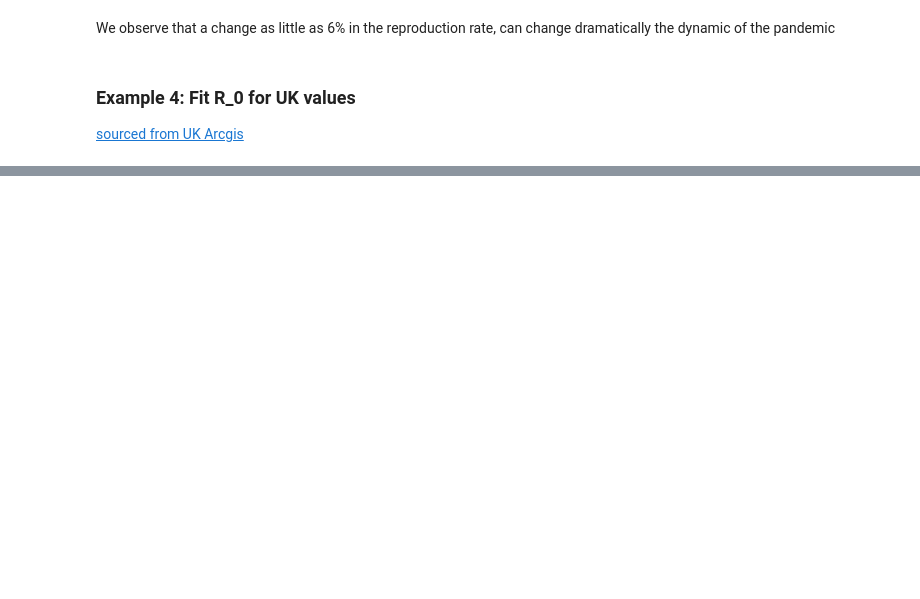
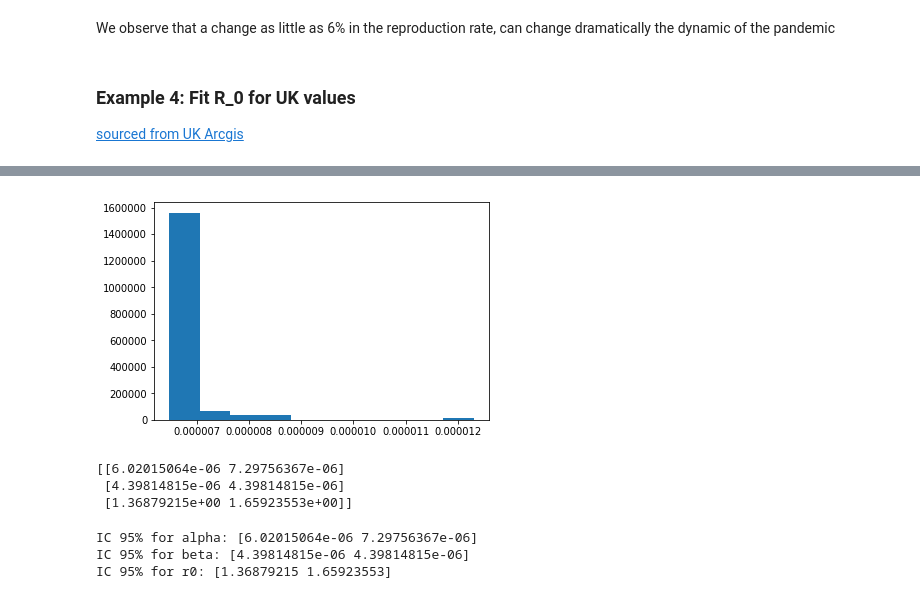
Before and after one commit to open-sir/open-sir, a Jupyter notebook: SIR-X.ipynb, the cells around one changed output, grey strips where cells are left out. Saved outputs shown, nothing was run; the diff lists cells and outputs as text; code cells hidden in the pictures; blank space fills up the shorter version.

```diff
--- a/SIR-X.ipynb
+++ b/SIR-X.ipynb
@@ -374,0 +429,7 @@ print("The mean squared error of the model is %.0f" % MSE)
+# %%
+p2=np.array(p_bt)
+# %%
+plt.hist(p2[:,0], bins=10,   density=True)
+plt.show()
+# %% [output]
+[figure, added]
@@ -374,0 +438,18 @@ print("The mean squared error of the model is %.0f" % MSE)
+# %%
+# Get the confidence interval through bootstrap
+par_ci = ci_bootstrap(SIR_UK, t_d, I_rs, P_UK, n_iter=1000)
+# %% [output]
+[[6.02015064e-06 7.29756367e-06]
+ [4.39814815e-06 4.39814815e-06]
+ [1.36879215e+00 1.65923553e+00]]
+# %%
+alpha_min = par_ci[0][0]
+alpha_max = par_ci[0][1]
+# Explore the confidence intervals
+print("IC 95% for alpha:", par_ci[0])
+print("IC 95% for beta:", par_ci[1])
+print("IC 95% for r0:", par_ci[2])
+# %% [output]
+IC 95% for alpha: [6.02015064e-06 7.29756367e-06]
+IC 95% for beta: [4.39814815e-06 4.39814815e-06]
+IC 95% for r0: [1.36879215 1.65923553]
```
Also changed, not shown: parts of 17 cells of this notebook, 1 other file.
